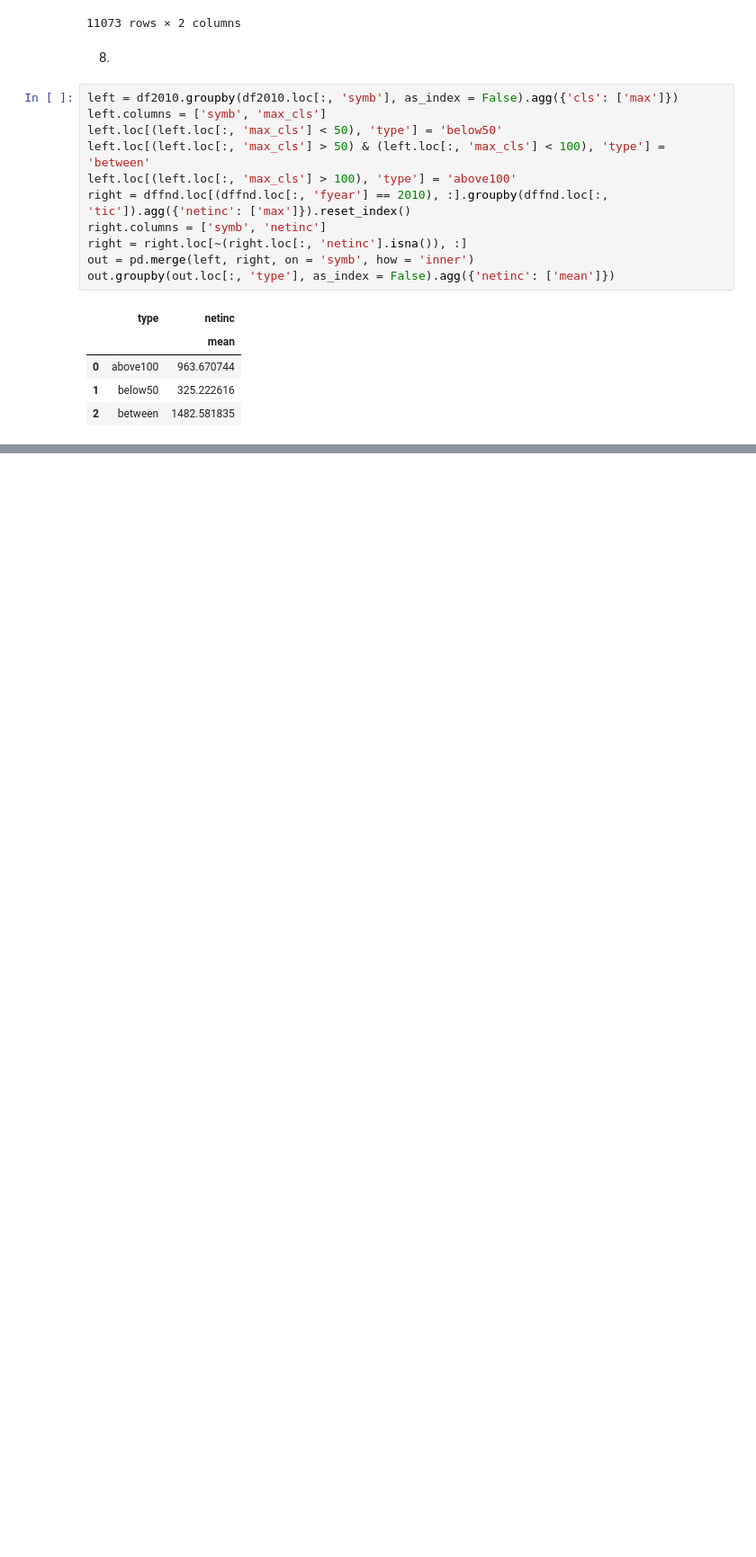
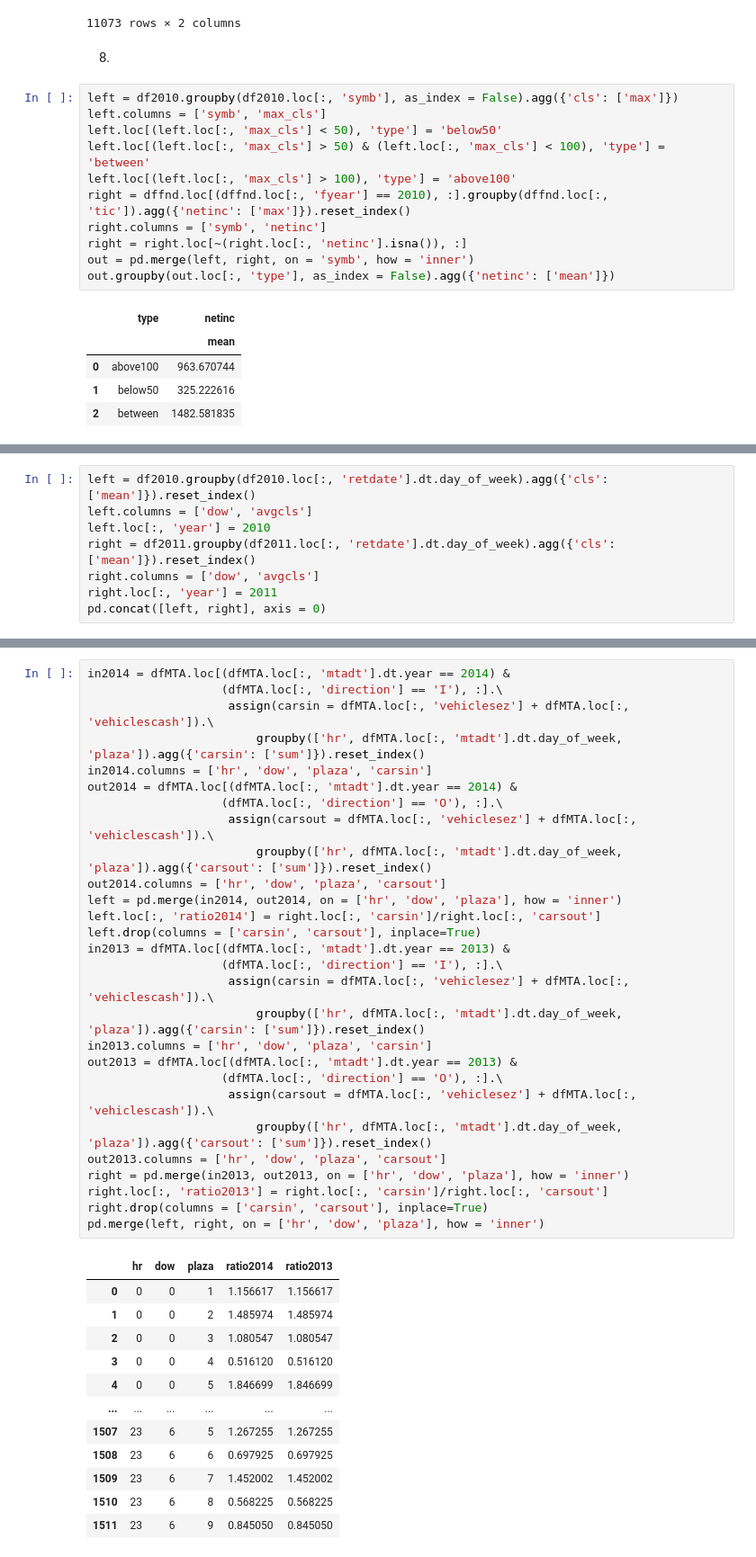
Before and after one commit to anitarestrepo16/databases_class_pandas, a Jupyter notebook: HW6/HW6.ipynb, the cells around one changed output, grey strips where cells are left out. Shown: that part at 90% size. Saved outputs shown, nothing was run; the diff lists cells and outputs as text; blank space fills up the shorter version.

```diff
--- a/HW6/HW6.ipynb
+++ b/HW6/HW6.ipynb
@@ -282,0 +378,8 @@ out.groupby(out.loc[:, 'type'], as_index = False).agg({'netinc': ['mean']})
+# %%
+left = df2010.groupby(df2010.loc[:, 'retdate'].dt.day_of_week).agg({'cls': ['mean']}).reset_index()
+left.columns = ['dow', 'avgcls']
+left.loc[:, 'year'] = 2010
+right = df2011.groupby(df2011.loc[:, 'retdate'].dt.day_of_week).agg({'cls': ['mean']}).reset_index()
+right.columns = ['dow', 'avgcls']
+right.loc[:, 'year'] = 2011
+pd.concat([left, right], axis = 0)
@@ -282,0 +610,41 @@ out.groupby(out.loc[:, 'type'], as_index = False).agg({'netinc': ['mean']})
+# %%
+in2014 = dfMTA.loc[(dfMTA.loc[:, 'mtadt'].dt.year == 2014) &
+                   (dfMTA.loc[:, 'direction'] == 'I'), :].\
+                    assign(carsin = dfMTA.loc[:, 'vehiclesez'] + dfMTA.loc[:, 'vehiclescash']).\
+                        groupby(['hr', dfMTA.loc[:, 'mtadt'].dt.day_of_week, 'plaza']).agg({'carsin': ['sum']}).reset_index()
+in2014.columns = ['hr', 'dow', 'plaza', 'carsin']
+out2014 = dfMTA.loc[(dfMTA.loc[:, 'mtadt'].dt.year == 2014) &
+                   (dfMTA.loc[:, 'direction'] == 'O'), :].\
+                    assign(carsout = dfMTA.loc[:, 'vehiclesez'] + dfMTA.loc[:, 'vehiclescash']).\
+                        groupby(['hr', dfMTA.loc[:, 'mtadt'].dt.day_of_week, 'plaza']).agg({'carsout': ['sum']}).reset_index()
+out2014.columns = ['hr', 'dow', 'plaza', 'carsout']
+left = pd.merge(in2014, out2014, on = ['hr', 'dow', 'plaza'], how = 'inner')
+left.loc[:, 'ratio2014'] = right.loc[:, 'carsin']/right.loc[:, 'carsout']
+left.drop(columns = ['carsin', 'carsout'], inplace=True)
+in2013 = dfMTA.loc[(dfMTA.loc[:, 'mtadt'].dt.year == 2013) &
+                   (dfMTA.loc[:, 'direction'] == 'I'), :].\
+                    assign(carsin = dfMTA.loc[:, 'vehiclesez'] + dfMTA.loc[:, 'vehiclescash']).\
+                        groupby(['hr', dfMTA.loc[:, 'mtadt'].dt.day_of_week, 'plaza']).agg({'carsin': ['sum']}).reset_index()
+in2013.columns = ['hr', 'dow', 'plaza', 'carsin']
+out2013 = dfMTA.loc[(dfMTA.loc[:, 'mtadt'].dt.year == 2013) &
+                   (dfMTA.loc[:, 'direction'] == 'O'), :].\
+                    assign(carsout = dfMTA.loc[:, 'vehiclesez'] + dfMTA.loc[:, 'vehiclescash']).\
+                        groupby(['hr', dfMTA.loc[:, 'mtadt'].dt.day_of_week, 'plaza']).agg({'carsout': ['sum']}).reset_index()
+out2013.columns = ['hr', 'dow', 'plaza', 'carsout']
+right = pd.merge(in2013, out2013, on = ['hr', 'dow', 'plaza'], how = 'inner')
+right.loc[:, 'ratio2013'] = right.loc[:, 'carsin']/right.loc[:, 'carsout']
+right.drop(columns = ['carsin', 'carsout'], inplace=True)
+pd.merge(left, right, on = ['hr', 'dow', 'plaza'], how = 'inner')
+# %% [output]
+|  | hr | dow | plaza | ratio2014 | ratio2013 |
+| 0 | 0 | 0 | 1 | 1.156617 | 1.156617 |
+| 1 | 0 | 0 | 2 | 1.485974 | 1.485974 |
+| 2 | 0 | 0 | 3 | 1.080547 | 1.080547 |
+| 3 | 0 | 0 | 4 | 0.516120 | 0.516120 |
+| 4 | 0 | 0 | 5 | 1.846699 | 1.846699 |
+| ... | ... | ... | ... | ... | ... |
+| 1507 | 23 | 6 | 5 | 1.267255 | 1.267255 |
+| 1508 | 23 | 6 | 6 | 0.697925 | 0.697925 |
+| 1509 | 23 | 6 | 7 | 1.452002 | 1.452002 |
+| 1510 | 23 | 6 | 8 | 0.568225 | 0.568225 |
+| 1511 | 23 | 6 | 9 | 0.845050 | 0.845050 |
```
Also changed, not shown: parts of 38 cells of this notebook.
